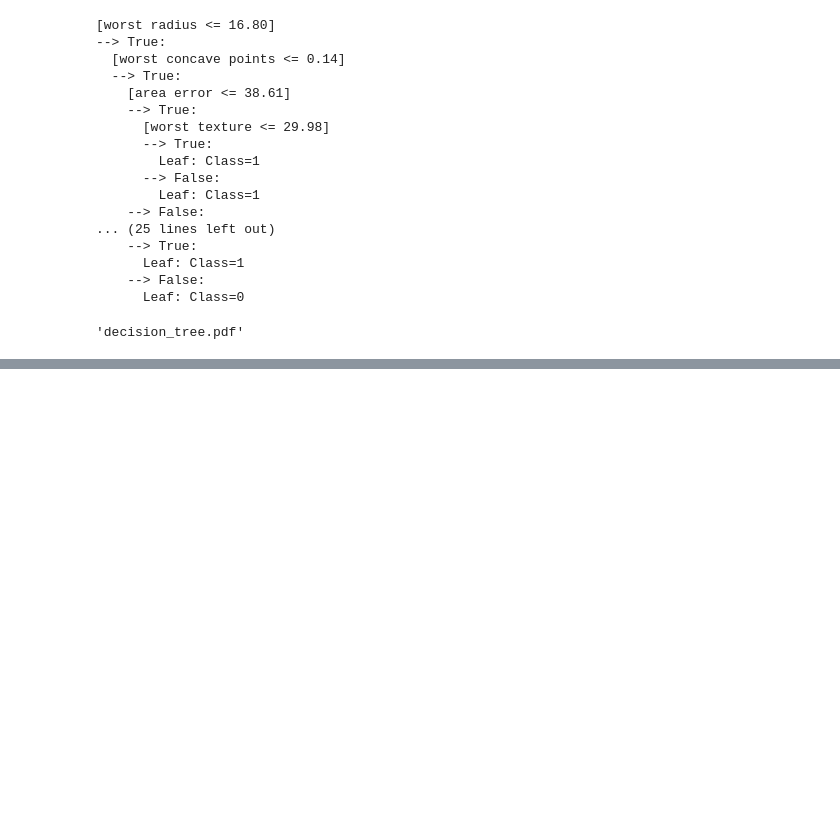
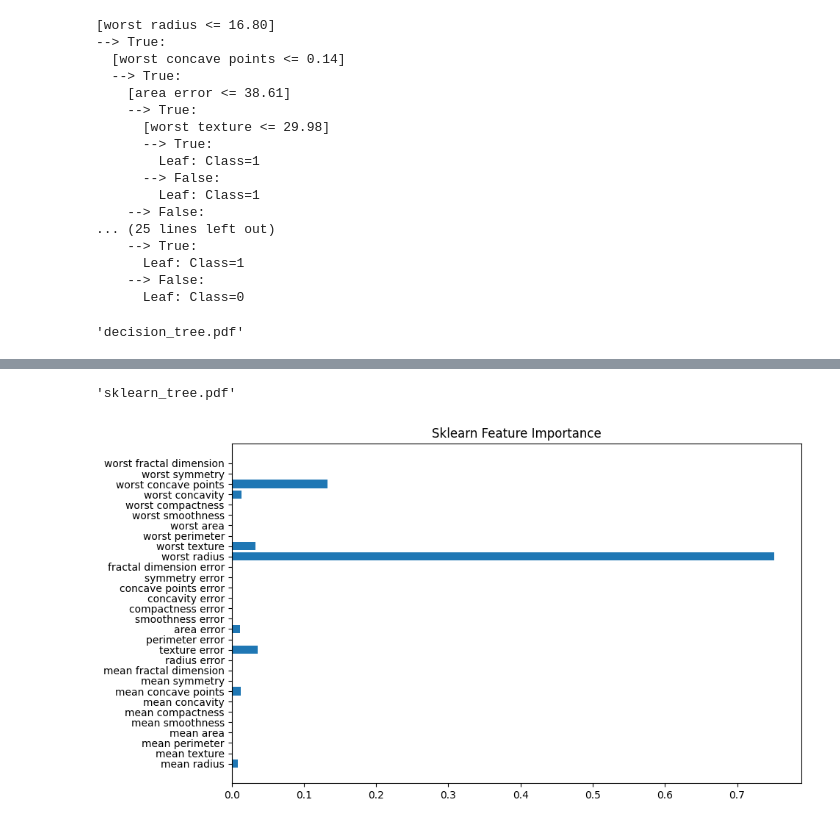
Before and after one commit to JohnAyman12/Decision-Trees-and-Probabilistic-Models, a Jupyter notebook: Decision_Tree.ipynb, the cells around one changed output, grey strips where cells are left out. Drawn from its saved outputs; the diff is of its cells as text; code cells hidden in the pictures; blank space fills up the shorter version.

Commit message:
edits
add Probabilistic guassian
add markdowns and comments
add sklearn model in decision trees

```diff
--- a/Decision_Tree.ipynb
+++ b/Decision_Tree.ipynb
@@ -410,0 +494,10 @@ dot.view()
+# %%
+sk_tree = DecisionTreeClassifier(
+    max_depth=best_params[0],
+    min_samples_split=best_params[1],
+    random_state=42
+)
+
+sk_tree.fit(X_train_final, y_train_final)
+sk_y_pred = sk_tree.predict(X_test)
+print("\nSklearn Decision Tree Classifier Performance:")
@@ -411,3 +517,24 @@ dot.view()
+# %%
+dot_data = sktree.export_graphviz(
+    sk_tree,
+    out_file=None,
+    feature_names=feature_names,
+    class_names=class_names,
+    filled=True,
+    rounded=True
+)
+graph = graphviz.Source(dot_data)
+graph.render("sklearn_tree")
+# %% [output]
+'sklearn_tree.pdf'
+# %%
+importances = sk_tree.feature_importances_
+plt.figure(figsize=(10,6))
+plt.barh(feature_names, importances)
+plt.title("Sklearn Feature Importance")
+plt.show()
+# %% [output]
+[figure, added]
 # %%
 import random
 
```
Also changed, not shown: parts of 40 cells of this notebook, 6 other files.
